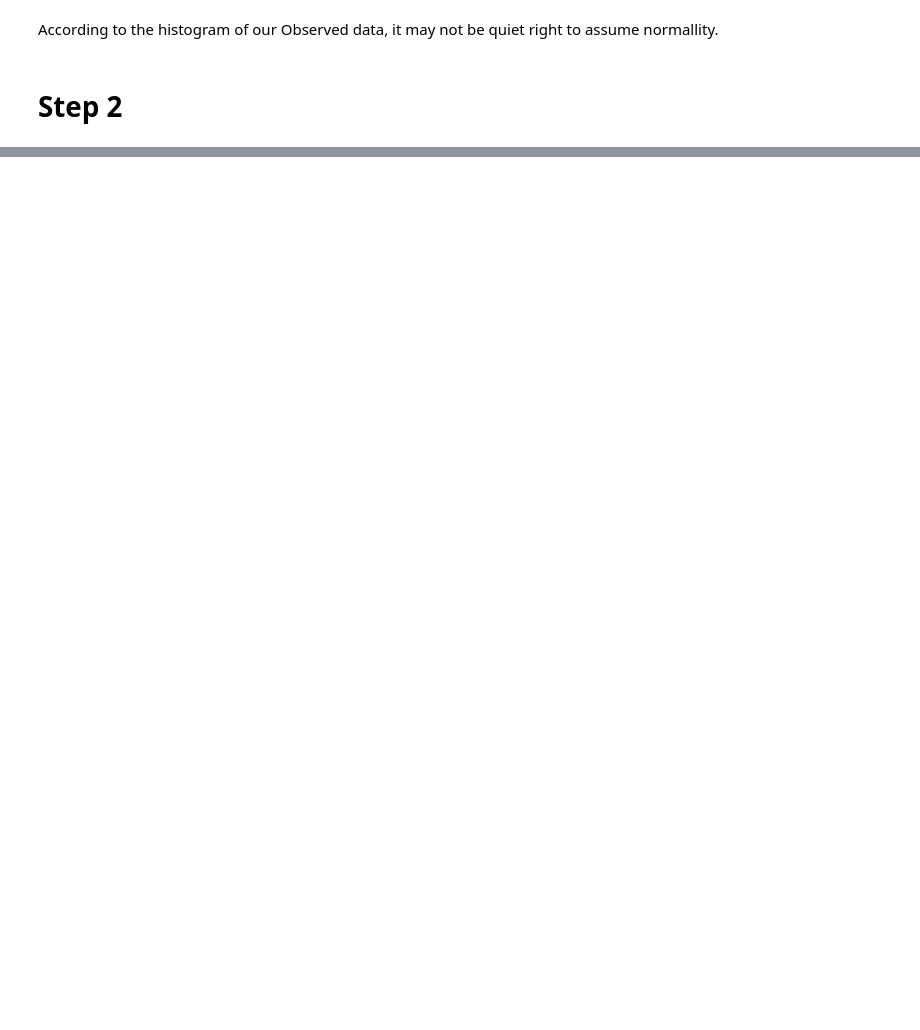
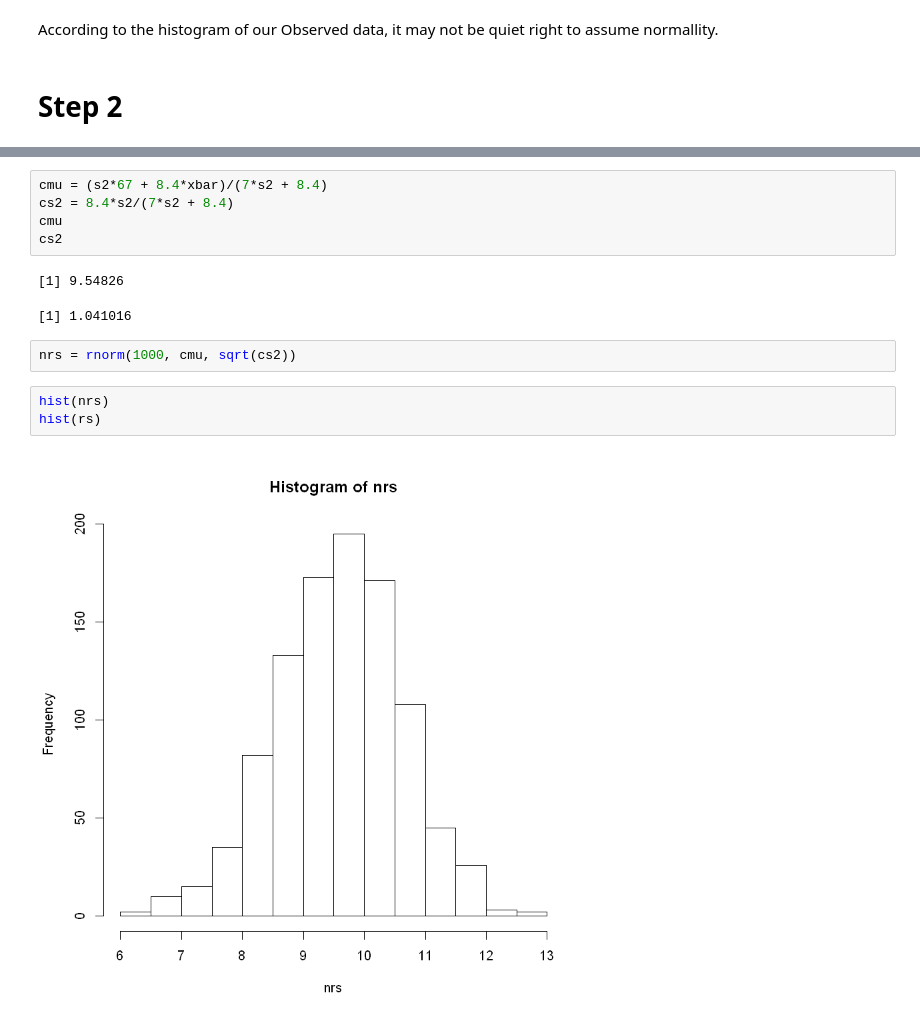
Before and after one commit to 3oop/ProbabilityII-Project, a Jupyter notebook: Rmain.ipynb, the cells around one changed output, grey strips where cells are left out. Drawn from its saved outputs; the diff is of its cells as text; blank space fills up the shorter version.

```diff
--- a/Rmain.ipynb
+++ b/Rmain.ipynb
@@ -47,0 +78,15 @@ $$(Y_1, Y_2, \dots, Y_7) \, | \, \theta, \lambda \ \stackrel{i.i.d}{\sim} \ N(\t
+# %%
+cmu = (s2*67 + 8.4*xbar)/(7*s2 + 8.4)
+cs2 = 8.4*s2/(7*s2 + 8.4)
+cmu
+cs2
+# %% [output]
+[1] 9.54826
+[1] 1.041016
+# %%
+nrs = rnorm(1000, cmu, sqrt(cs2))
+# %%
+hist(nrs)
+hist(rs)
+# %% [output]
+[figure, added]
```
Also changed, not shown: parts of 11 cells of this notebook.
